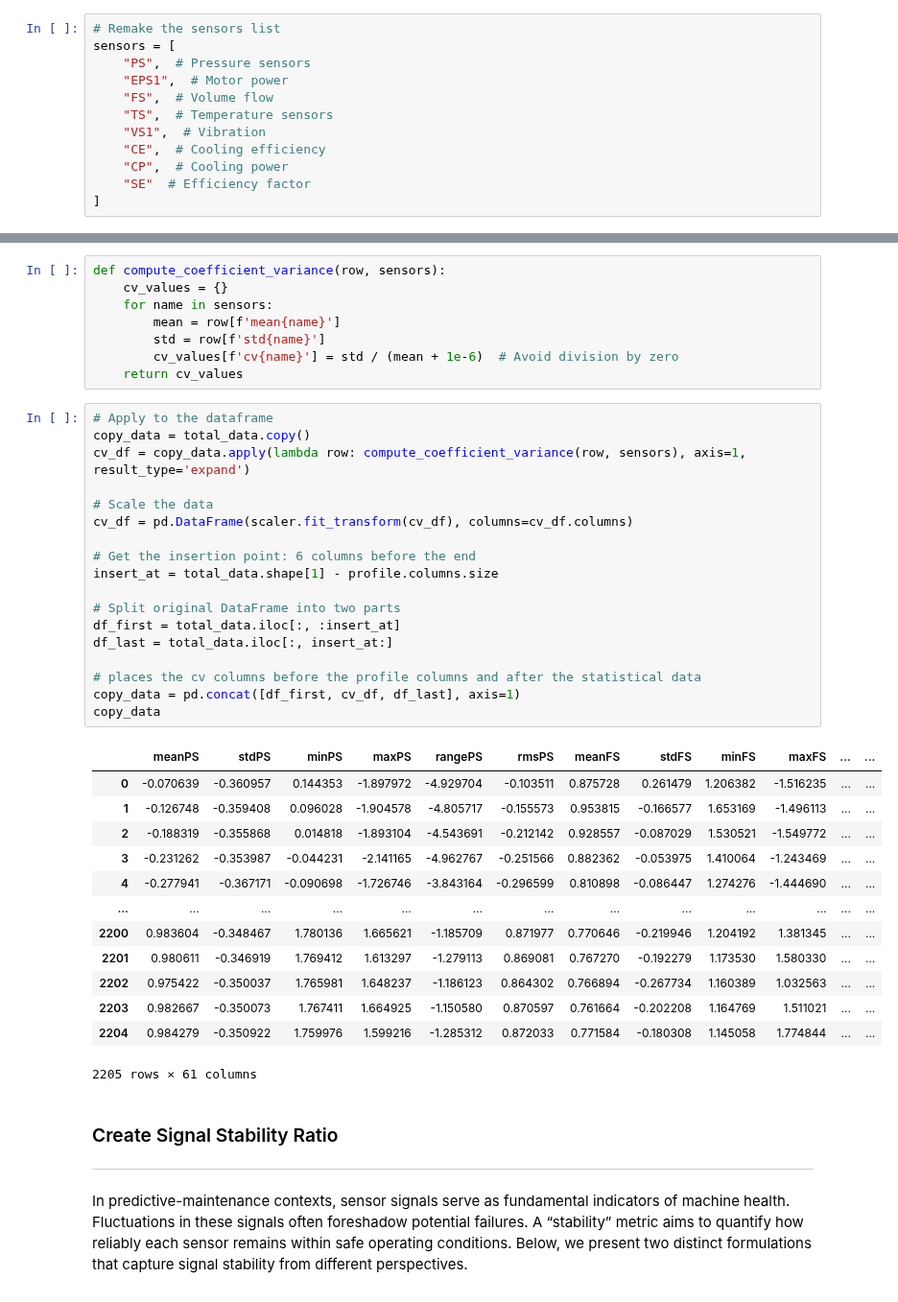
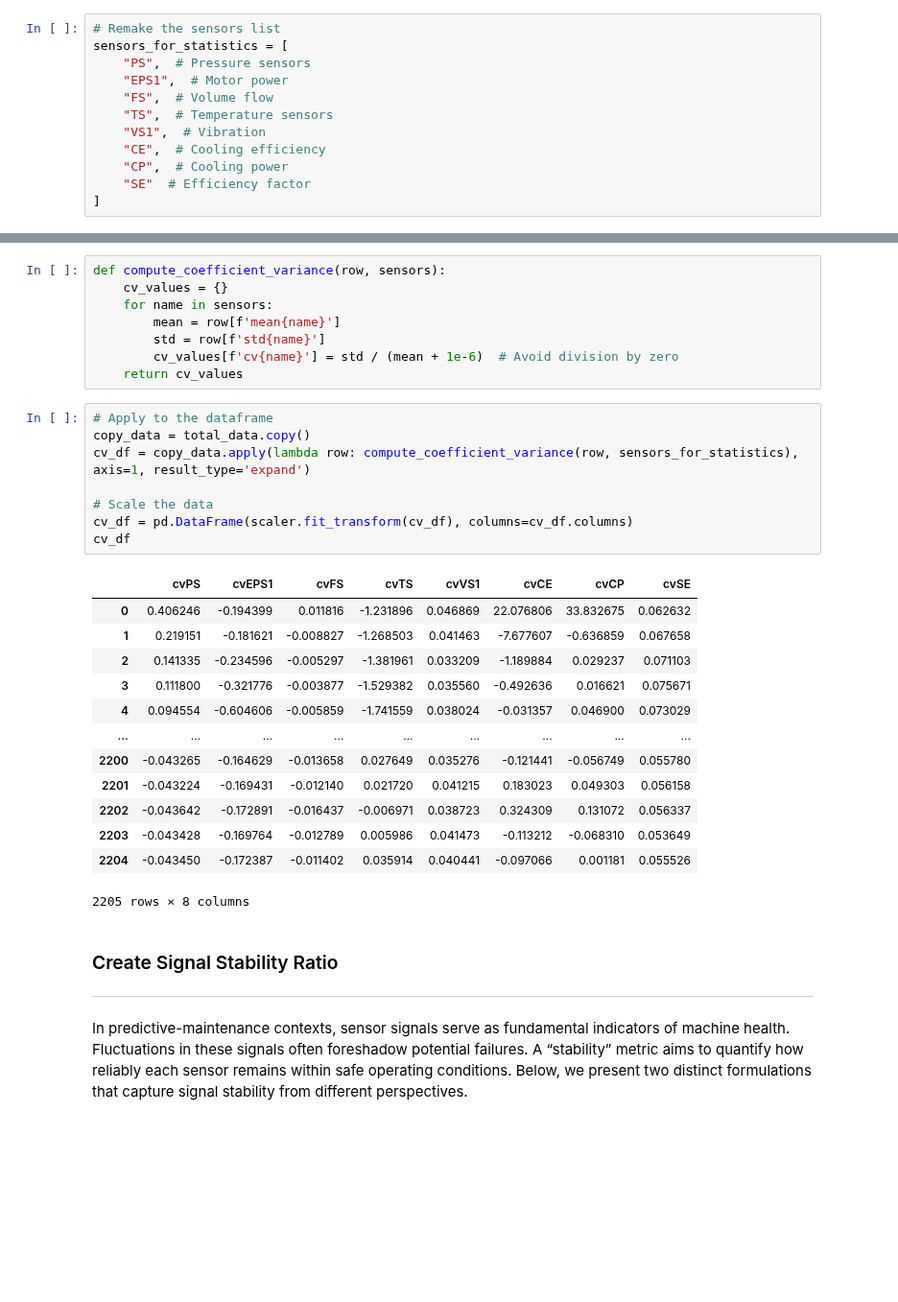
Before and after one commit to RealThanosP/pred-main-mod, a Jupyter notebook: Model_training_v0.1.ipynb, the cells around one changed output, grey strips where cells are left out. Shown at 96% size. Drawn from its saved outputs; the diff is of its cells as text; blank space fills up the shorter version.

```diff
--- a/Model_training_v0.1.ipynb
+++ b/Model_training_v0.1.ipynb
@@ -201,7 +201,7 @@ combined_stats_fs = combine_sensor_stats(fs_stats, "FS", stat_names)
 combined_stats_ts = combine_sensor_stats(ts_stats, "TS", stat_names)
 # %%
 # Remake the sensors list
-sensors = [
+sensors_for_statistics = [
     "PS",  # Pressure sensors
     "EPS1",  # Motor power
     "FS",  # Volume flow
@@ -409,35 +407,25 @@ def compute_coefficient_variance(row, sensors):
 # %%
 # Apply to the dataframe
 copy_data = total_data.copy()
-cv_df = copy_data.apply(lambda row: compute_coefficient_variance(row, sensors), axis=1, result_type='expand')
+cv_df = copy_data.apply(lambda row: compute_coefficient_variance(row, sensors_for_statistics), axis=1, result_type='expand')
 
 # Scale the data
 cv_df = pd.DataFrame(scaler.fit_transform(cv_df), columns=cv_df.columns)
-
-# Get the insertion point: 6 columns before the end
-insert_at = total_data.shape[1] - profile.columns.size
-
-# Split original DataFrame into two parts
-df_first = total_data.iloc[:, :insert_at]
-df_last = total_data.iloc[:, insert_at:]
-
-# places the cv columns before the profile columns and after the statistical data
-copy_data = pd.concat([df_first, cv_df, df_last], axis=1)
-copy_data
+cv_df
 # %% [output]
-|  | meanPS | stdPS | minPS | maxPS | rangePS | rmsPS | meanFS | stdFS | minFS | maxFS | ... | ... |
-| 0 | -0.070639 | -0.360957 | 0.144353 | -1.897972 | -4.929704 | -0.103511 | 0.875728 | 0.261479 | 1.206382 | -1.516235 | ... | ... |
-| 1 | -0.126748 | -0.359408 | 0.096028 | -1.904578 | -4.805717 | -0.155573 | 0.953815 | -0.166577 | 1.653169 | -1.496113 | ... | ... |
-| 2 | -0.188319 | -0.355868 | 0.014818 | -1.893104 | -4.543691 | -0.212142 | 0.928557 | -0.087029 | 1.530521 | -1.549772 | ... | ... |
-| 3 | -0.231262 | -0.353987 | -0.044231 | -2.141165 | -4.962767 | -0.251566 | 0.882362 | -0.053975 | 1.410064 | -1.243469 | ... | ... |
-| 4 | -0.277941 | -0.367171 | -0.090698 | -1.726746 | -3.843164 | -0.296599 | 0.810898 | -0.086447 | 1.274276 | -1.444690 | ... | ... |
-| ... | ... | ... | ... | ... | ... | ... | ... | ... | ... | ... | ... | ... |
-| 2200 | 0.983604 | -0.348467 | 1.780136 | 1.665621 | -1.185709 | 0.871977 | 0.770646 | -0.219946 | 1.204192 | 1.381345 | ... | ... |
-| 2201 | 0.980611 | -0.346919 | 1.769412 | 1.613297 | -1.279113 | 0.869081 | 0.767270 | -0.192279 | 1.173530 | 1.580330 | ... | ... |
-| 2202 | 0.975422 | -0.350037 | 1.765981 | 1.648237 | -1.186123 | 0.864302 | 0.766894 | -0.267734 | 1.160389 | 1.032563 | ... | ... |
-| 2203 | 0.982667 | -0.350073 | 1.767411 | 1.664925 | -1.150580 | 0.870597 | 0.761664 | -0.202208 | 1.164769 | 1.511021 | ... | ... |
-| 2204 | 0.984279 | -0.350922 | 1.759976 | 1.599216 | -1.285312 | 0.872033 | 0.771584 | -0.180308 | 1.145058 | 1.774844 | ... | ... |
+|  | cvPS | cvEPS1 | cvFS | cvTS | cvVS1 | cvCE | cvCP | cvSE |
+| 0 | 0.406246 | -0.194399 | 0.011816 | -1.231896 | 0.046869 | 22.076806 | 33.832675 | 0.062632 |
+| 1 | 0.219151 | -0.181621 | -0.008827 | -1.268503 | 0.041463 | -7.677607 | -0.636859 | 0.067658 |
+| 2 | 0.141335 | -0.234596 | -0.005297 | -1.381961 | 0.033209 | -1.189884 | 0.029237 | 0.071103 |
+| 3 | 0.111800 | -0.321776 | -0.003877 | -1.529382 | 0.035560 | -0.492636 | 0.016621 | 0.075671 |
+| 4 | 0.094554 | -0.604606 | -0.005859 | -1.741559 | 0.038024 | -0.031357 | 0.046900 | 0.073029 |
+| ... | ... | ... | ... | ... | ... | ... | ... | ... |
+| 2200 | -0.043265 | -0.164629 | -0.013658 | 0.027649 | 0.035276 | -0.121441 | -0.056749 | 0.055780 |
+| 2201 | -0.043224 | -0.169431 | -0.012140 | 0.021720 | 0.041215 | 0.183023 | 0.049303 | 0.056158 |
+| 2202 | -0.043642 | -0.172891 | -0.016437 | -0.006971 | 0.038723 | 0.324309 | 0.131072 | 0.056337 |
+| 2203 | -0.043428 | -0.169764 | -0.012789 | 0.005986 | 0.041473 | -0.113212 | -0.068310 | 0.053649 |
+| 2204 | -0.043450 | -0.172387 | -0.011402 | 0.035914 | 0.040441 | -0.097066 | 0.001181 | 0.055526 |
-2205 rows × 61 columns
+2205 rows × 8 columns
 # %% [markdown]
 ### Create Signal Stability Ratio
 ---
```
Also changed, not shown: parts of 5 cells of this notebook.
